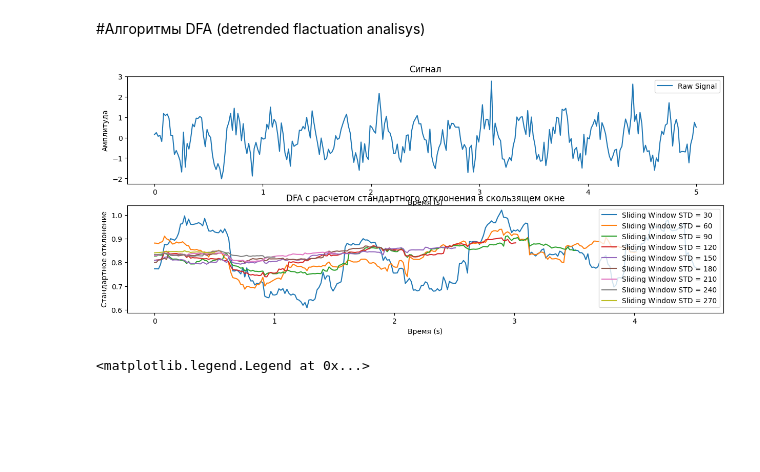
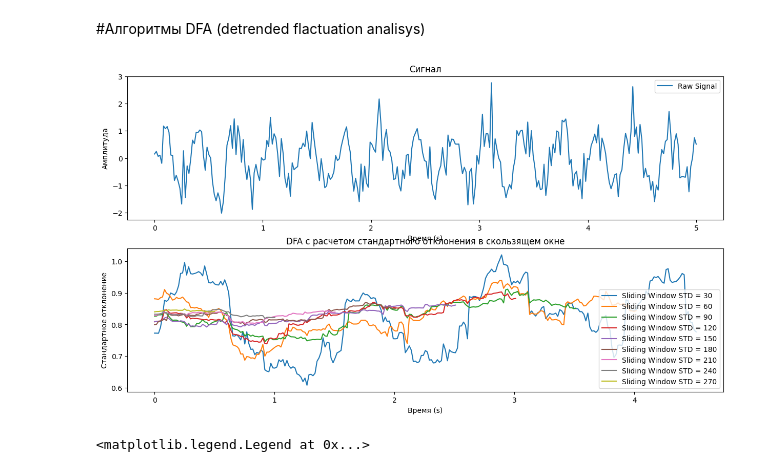
Before and after one commit to TAUforPython/wavelets, a Jupyter notebook: wavelets_cwt_dwt_example_EEG_ECG.ipynb, the cells around one changed output. Drawn from its saved outputs; the diff is of its cells as text; code cells hidden in the pictures; blank space fills up the shorter version.

```diff
--- a/wavelets_cwt_dwt_example_EEG_ECG.ipynb
+++ b/wavelets_cwt_dwt_example_EEG_ECG.ipynb
@@ -632,31 +685,31 @@ def dfa(signal, scales):
 # %%
 def sliding_window_std(signal, window_size):
     std_vals = np.array([np.std(signal[i:i+window_size]) for i in range(len(signal) - window_size + 1)])
     return std_vals
 
-plt.figure(figsize=(15, 6))
+plt.figure(figsize=(15, 8))
 plt.subplot(2, 1, 1)
 plt.plot(t, y, label='Raw Signal')
 plt.title('Сигнал')
 plt.xlabel('Время (s)')
 plt.ylabel('Амплитуда')
 plt.legend()
 
 plt.subplot(2, 1, 2)
 for k in range(1,10):
   #sfreq = raw.info['sfreq']
   sfreq = N//10;
   window_size = int(sfreq * k)
   std_vals = sliding_window_std(y, window_size)
   plt.plot(t[:-(window_size-1)], std_vals, label='Sliding Window STD = %i' %window_size)
 
 plt.title('DFA с расчетом стандартного отклонения в скользящем окне')
 plt.xlabel('Время (s)')
 plt.ylabel('Стандартное отклонение')
 plt.legend()
 plt.show()
 # %% [output]
-[figure, old version]
+[figure, new version]
 # %%
 scales = np.arange(10, len(y), 100)
 flucts = dfa(y, scales)
```
Also changed, not shown: parts of 7 cells of this notebook.
